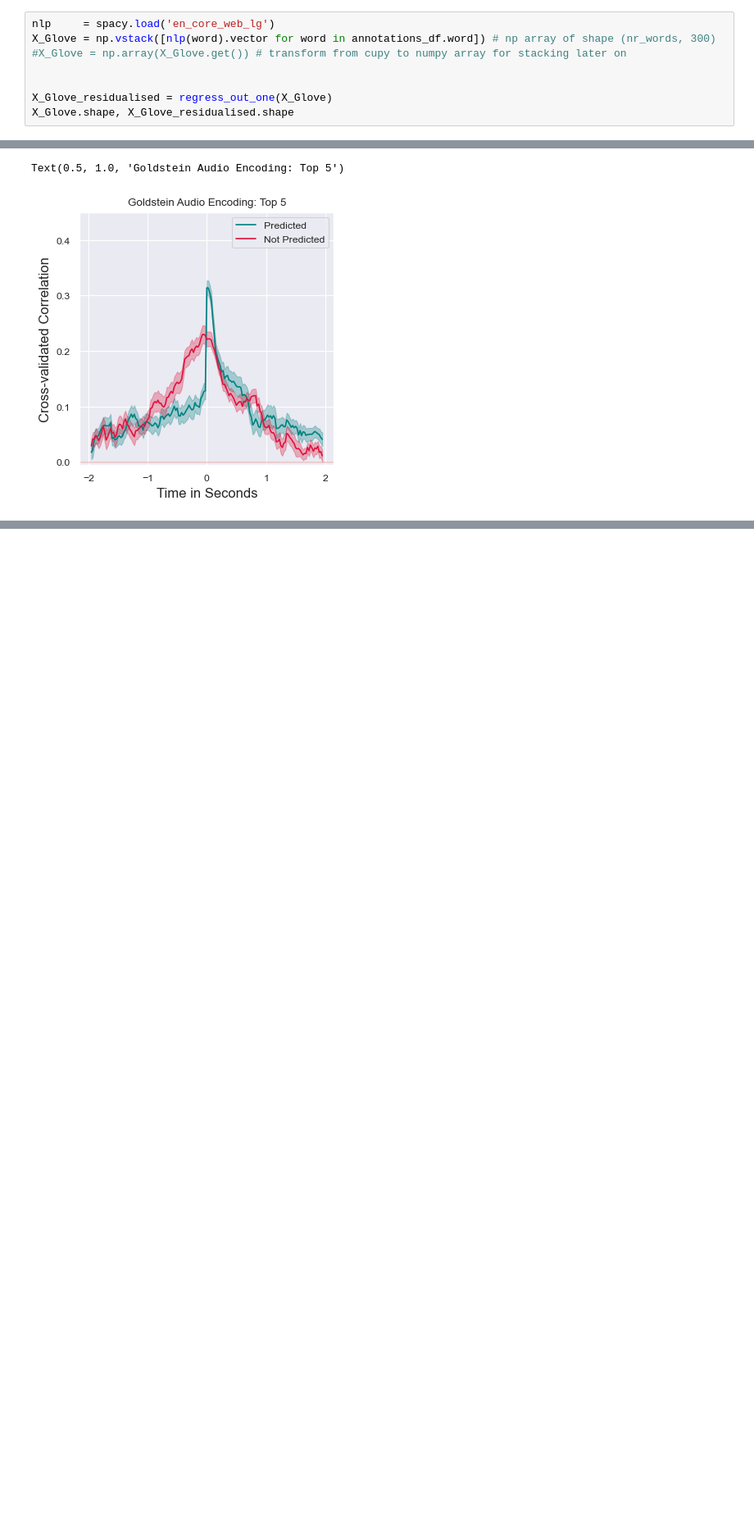
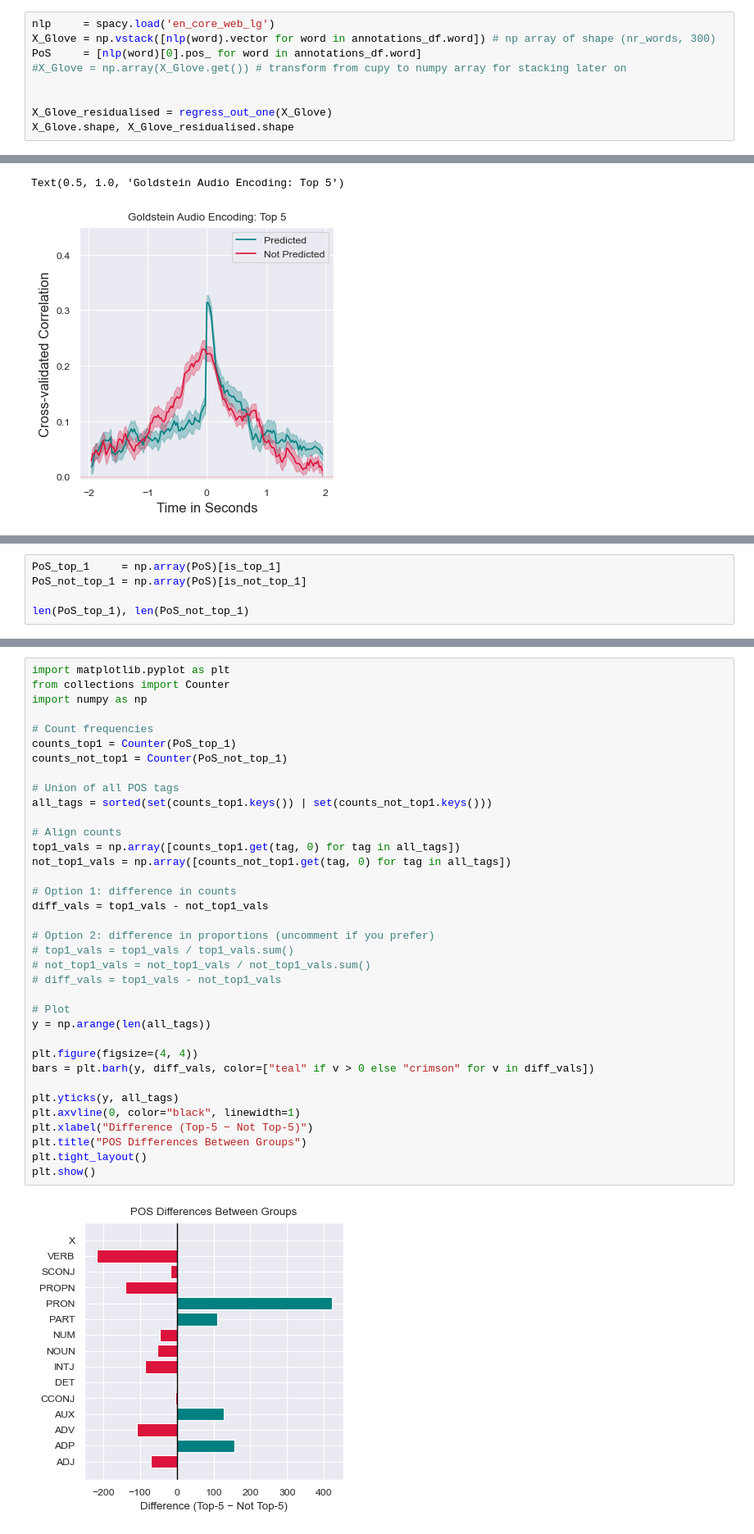
Before and after one commit to InesSchoenmann/Lingpred, a Jupyter notebook: notebooks_new/Audio_Encoding.ipynb, the cells around one changed output, grey strips where cells are left out. Shown: that part at 82% size. Cells and saved outputs as stored; diff of their text form; blank space fills up the shorter version.

```diff
--- a/notebooks_new/Audio_Encoding.ipynb
+++ b/notebooks_new/Audio_Encoding.ipynb
@@ -117,6 +117,7 @@ annotations_df.head(9)
 # %%
 nlp     = spacy.load('en_core_web_lg')
 X_Glove = np.vstack([nlp(word).vector for word in annotations_df.word]) # np array of shape (nr_words, 300)
+PoS     = [nlp(word)[0].pos_ for word in annotations_df.word]
 #X_Glove = np.array(X_Glove.get()) # transform from cupy to numpy array for stacking later on
 
 
@@ -534,0 +542,5 @@ Text(0.5, 1.0, 'Goldstein Audio Encoding: Top 5')
+# %%
+PoS_top_1     = np.array(PoS)[is_top_1]
+PoS_not_top_1 = np.array(PoS)[is_not_top_1]
+
+len(PoS_top_1), len(PoS_not_top_1)
@@ -534,0 +549,38 @@ Text(0.5, 1.0, 'Goldstein Audio Encoding: Top 5')
+# %%
+import matplotlib.pyplot as plt
+from collections import Counter
+import numpy as np
+
+# Count frequencies
+counts_top1 = Counter(PoS_top_1)
+counts_not_top1 = Counter(PoS_not_top_1)
+
+# Union of all POS tags
+all_tags = sorted(set(counts_top1.keys()) | set(counts_not_top1.keys()))
+
+# Align counts
+top1_vals = np.array([counts_top1.get(tag, 0) for tag in all_tags])
+not_top1_vals = np.array([counts_not_top1.get(tag, 0) for tag in all_tags])
+
+# Option 1: difference in counts
+diff_vals = top1_vals - not_top1_vals
+
+# Option 2: difference in proportions (uncomment if you prefer)
+# top1_vals = top1_vals / top1_vals.sum()
+# not_top1_vals = not_top1_vals / not_top1_vals.sum()
+# diff_vals = top1_vals - not_top1_vals
+
+# Plot
+y = np.arange(len(all_tags))
+
+plt.figure(figsize=(4, 4))
+bars = plt.barh(y, diff_vals, color=["teal" if v > 0 else "crimson" for v in diff_vals])
+
+plt.yticks(y, all_tags)
+plt.axvline(0, color="black", linewidth=1)
+plt.xlabel("Difference (Top-5 − Not Top-5)")
+plt.title("POS Differences Between Groups")
+plt.tight_layout()
+plt.show()
+# %% [output]
+[figure, added]
```
Also changed, not shown: parts of 18 cells of this notebook, 1 other file.
